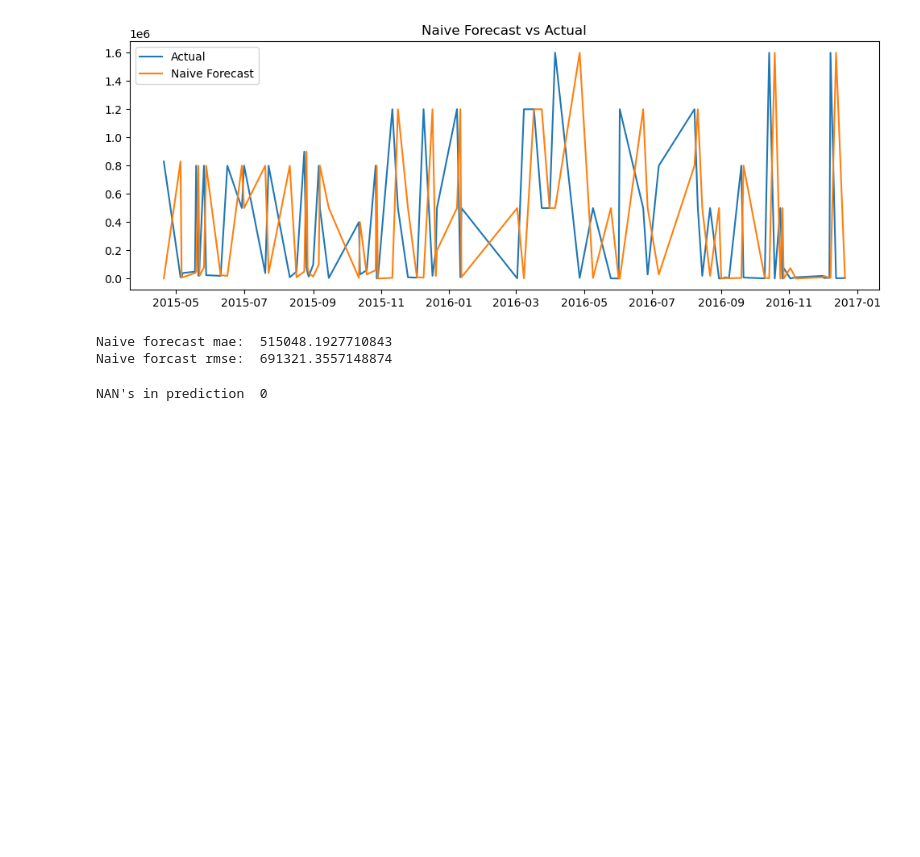
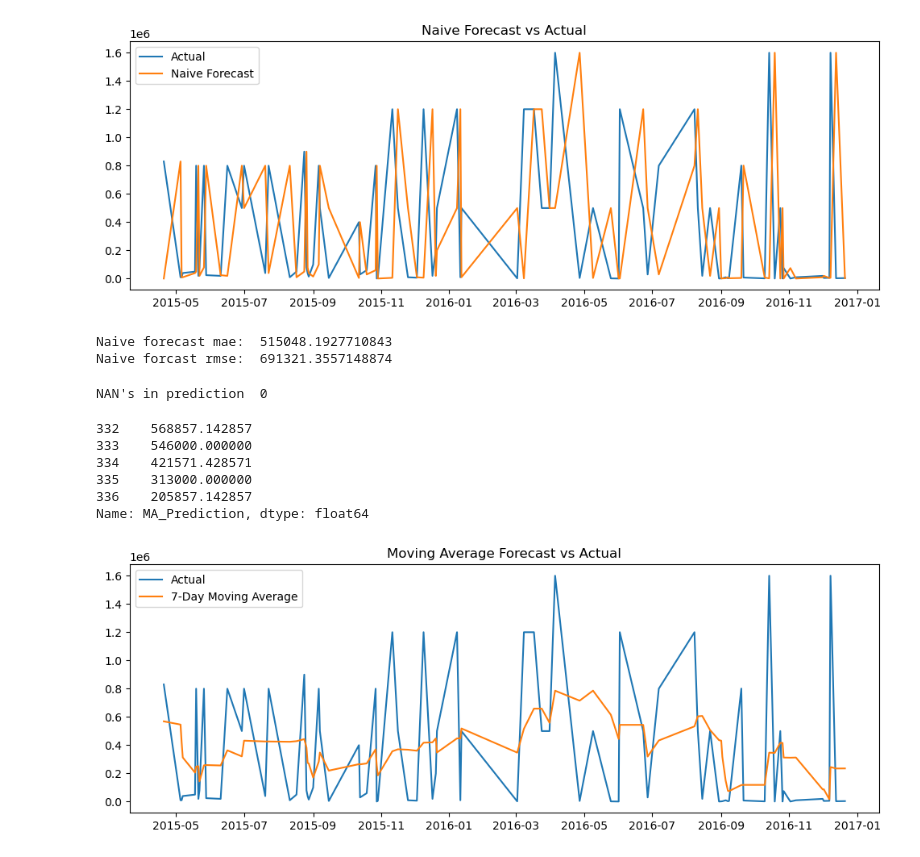
Before and after one commit to Jenish045/drift-aware-demand-forecasting-ml, a Jupyter notebook: notebooks/02_baseline_models.ipynb, the cells around one changed output. Cells and saved outputs as stored; diff of their text form; code cells hidden in the pictures; blank space fills up the shorter version.

Commit message:
Implemented 7-day moving average forecast

```diff
--- a/notebooks/02_baseline_models.ipynb
+++ b/notebooks/02_baseline_models.ipynb
@@ -118,3 +118,38 @@ NAN's in prediction  0
 # - RMSE penalizes large errors more heavily.
 # - The naive model assumes demand does not change from the previous day.
 # - This serves as a strong baseline for comparison with more advanced models.
+# %%
+#7 - day moving average forecast
+window = 7
+full_series = pd.concat([train,test])
+
+full_series["MA_Prediction"] = (
+    full_series["Order_Demand"]
+    .rolling(window=window)
+    .mean()
+)
+
+ma_predictions = full_series.iloc[len(train):]["MA_Prediction"]
+ma_predictions.head()
+# %% [output]
+332    568857.142857
+333    546000.000000
+334    421571.428571
+335    313000.000000
+336    205857.142857
+Name: MA_Prediction, dtype: float64
+# %%
+valid_idx = ~ma_predictions.isna()
+
+ma_predictions = ma_predictions[valid_idx]
+actual_values = test["Order_Demand"][valid_idx]
+dates = test["Date"][valid_idx]
+# %%
+plt.figure(figsize=(12,4))
+plt.plot(dates, actual_values, label="Actual")
+plt.plot(dates, ma_predictions, label="7-Day Moving Average")
+plt.legend()
+plt.title("Moving Average Forecast vs Actual")
+plt.show()
+# %% [output]
+[figure, added]
```
